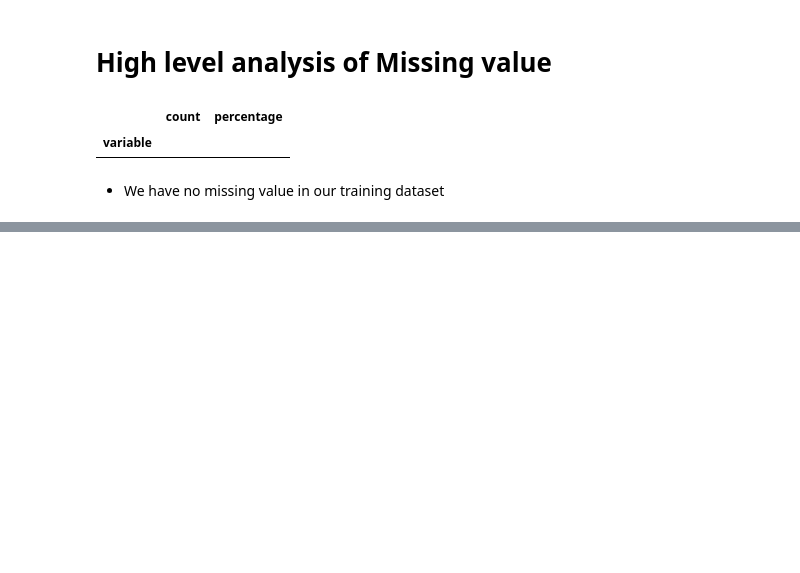
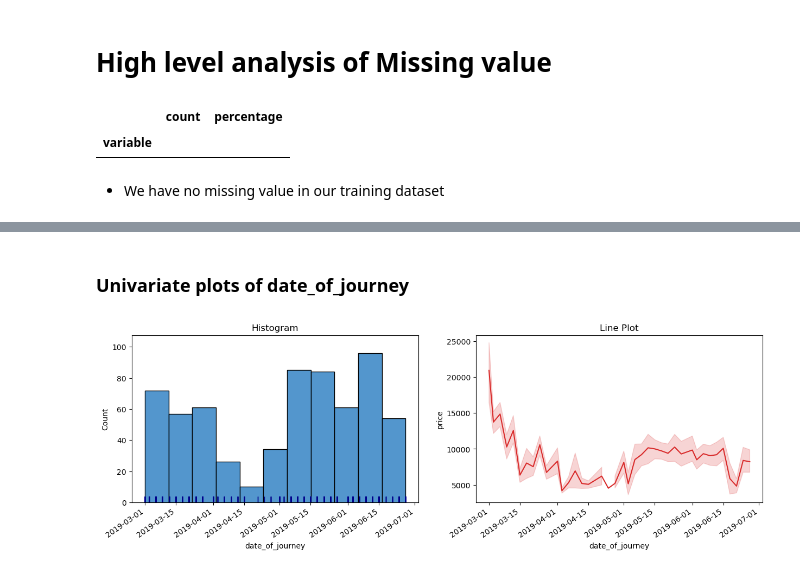
Before and after one commit to jayantbhatia/Sagemaker_project, a Jupyter notebook: notebook/EDA.ipynb, the cells around one changed output, grey strips where cells are left out. Drawn from its saved outputs; the diff is of its cells as text; code cells hidden in the pictures; blank space fills up the shorter version.

```diff
--- a/notebook/EDA.ipynb
+++ b/notebook/EDA.ipynb
@@ -179,0 +313,9 @@ eda_helper_functions.cramersV_heatmap(train)
+# %%
+eda_helper_functions.dt_univar_plots(
+    data = train,
+    var = "date_of_journey",
+    target = "price"
+)
+# %% [output]
+Univariate plots of date_of_journey
+[figure, added]
```
Also changed, not shown: parts of 35 cells of this notebook.
